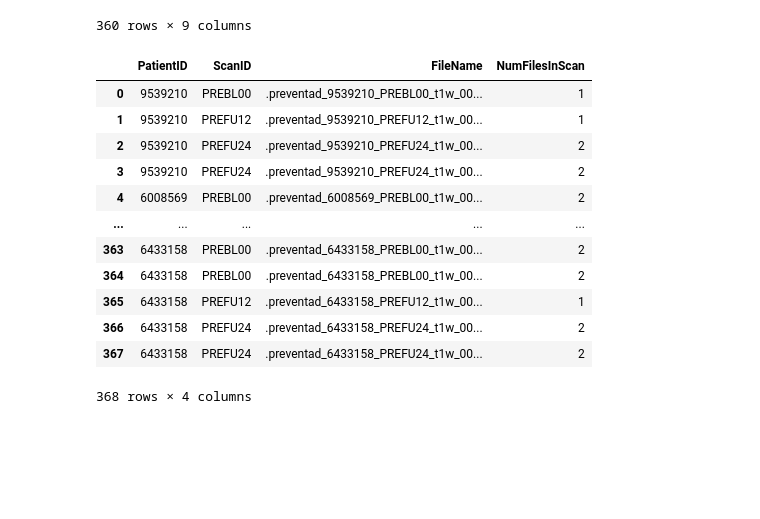
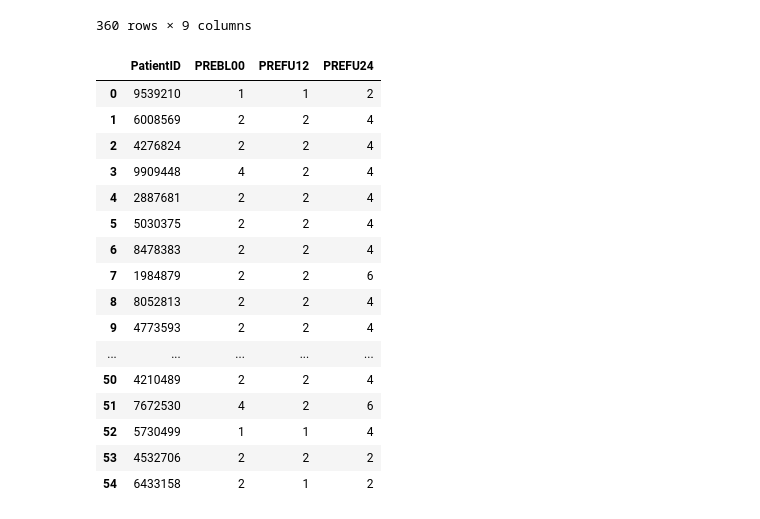
Before and after one commit to CostanzaSiniscalchi/ADL_Project, a Jupyter notebook: patients.ipynb, the cells around one changed output. Drawn from its saved outputs; the diff is of its cells as text; code cells hidden in the pictures; blank space fills up the shorter version.

```diff
--- a/patients.ipynb
+++ b/patients.ipynb
@@ -100,7 +100,7 @@ for patient_dir in os.listdir(base_dir):
             'Gender': m_gender,
             'Language': m_language,
             'Initial Age in Months': age,
-            'Initial Age in Years': age//12
+            'Initial Age in Years': float(age)//12
         })
 
 # Convert the list of dictionaries into a pandas DataFrame
@@ -144,47 +144,55 @@ data_t1w_3_scans/6433158/PREFU24
 # %%
 data = []
 # Iterate over each patient's directory
 for patient_dir in os.listdir(base_dir):
     patient_path = os.path.join(base_dir, patient_dir)
     if os.path.isdir(patient_path):
-
+        m0 = 0
+        m12 = 0
+        m24 = 0
         # Iterate over each scan directory
         for scan_dir in os.listdir(patient_path):
+
             scan_path = os.path.join(patient_path, scan_dir)
             if os.path.isdir(scan_path):
                 # print(os.listdir(scan_path))
                 # Iterate over each file in the scan directory
-                for file_name in os.listdir(scan_path):
-                    file_path = os.path.join(scan_path, file_name)
-                    numfiles = len([file for file in os.listdir(scan_path) if not file.endswith('.json')])
-                    # Check if the file name matches the pattern for JSON files
-                    if not file_name.endswith('.json'):
 
-                        # Append the data to the list
-                        data.append({
-                            'PatientID': patient_dir,
-                            'ScanID': scan_dir,
-                            'FileName': file_name,
-                            'NumFilesInScan': numfiles
-                        })
+                if scan_dir == 'PREBL00':
+                    m0 = len([file for file in os.listdir(scan_path) if not file.endswith('.json')])
+                elif scan_dir == 'PREFU12':
+                    m12 = len([file for file in os.listdir(scan_path) if not file.endswith('.json')])
+                else:
+                    m24 = len([file for file in os.listdir(scan_path) if not file.endswith('.json')])
+        # Append the data to the list
+        data.append({
+            'PatientID': patient_dir,
+            'PREBL00': m0,
+            'PREFU12': m12,
+            'PREFU24': m24,
+        })
 
 
 # Convert the list of dictionaries into a pandas DataFrame
 df = pd.DataFrame(data)
 
 df.to_csv('preventad_filestats.csv')
 df
 # %% [output]
-|  | PatientID | ScanID | FileName | NumFilesInScan |
-| 0 | 9539210 | PREBL00 | .preventad_9539210_PREBL00_t1w_00... | 1 |
-| 1 | 9539210 | PREFU12 | .preventad_9539210_PREFU12_t1w_00... | 1 |
-| 2 | 9539210 | PREFU24 | .preventad_9539210_PREFU24_t1w_00... | 2 |
-| 3 | 9539210 | PREFU24 | .preventad_9539210_PREFU24_t1w_00... | 2 |
-| 4 | 6008569 | PREBL00 | .preventad_6008569_PREBL00_t1w_00... | 2 |
+|  | PatientID | PREBL00 | PREFU12 | PREFU24 |
+| 0 | 9539210 | 1 | 1 | 2 |
+| 1 | 6008569 | 2 | 2 | 4 |
+| 2 | 4276824 | 2 | 2 | 4 |
+| 3 | 9909448 | 4 | 2 | 4 |
+| 4 | 2887681 | 2 | 2 | 4 |
+| 5 | 5030375 | 2 | 2 | 4 |
+| 6 | 8478383 | 2 | 2 | 4 |
+| 7 | 1984879 | 2 | 2 | 6 |
+| 8 | 8052813 | 2 | 2 | 4 |
+| 9 | 4773593 | 2 | 2 | 4 |
 | ... | ... | ... | ... | ... |
-| 363 | 6433158 | PREBL00 | .preventad_6433158_PREBL00_t1w_00... | 2 |
-| 364 | 6433158 | PREBL00 | .preventad_6433158_PREBL00_t1w_00... | 2 |
-| 365 | 6433158 | PREFU12 | .preventad_6433158_PREFU12_t1w_00... | 1 |
-| 366 | 6433158 | PREFU24 | .preventad_6433158_PREFU24_t1w_00... | 2 |
-| 367 | 6433158 | PREFU24 | .preventad_6433158_PREFU24_t1w_00... | 2 |
+| 50 | 4210489 | 2 | 2 | 4 |
+| 51 | 7672530 | 4 | 2 | 6 |
+| 52 | 5730499 | 1 | 1 | 4 |
+| 53 | 4532706 | 2 | 2 | 2 |
+| 54 | 6433158 | 2 | 1 | 2 |
-368 rows × 4 columns
```
Also changed, not shown: 1 other file.
